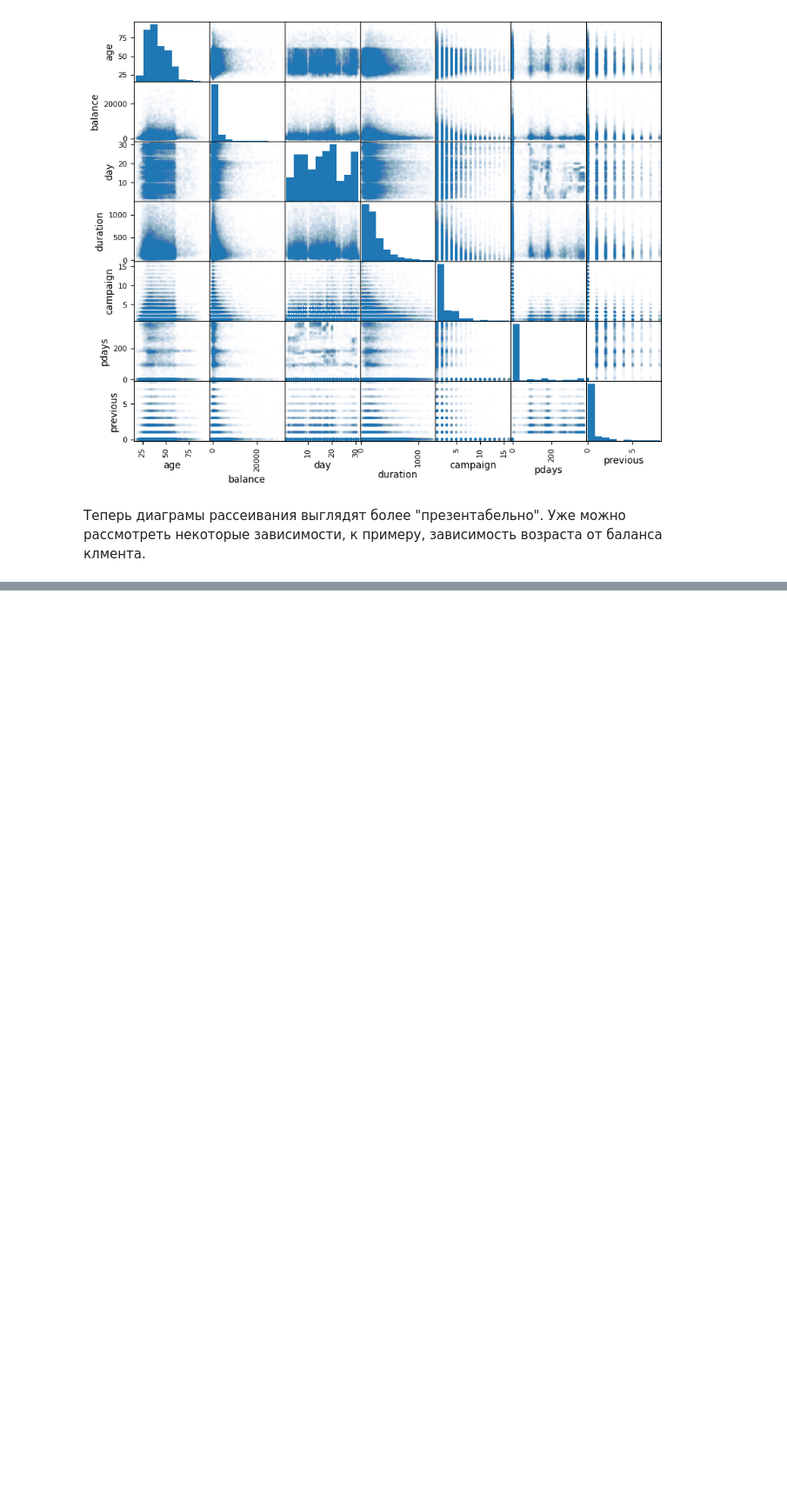
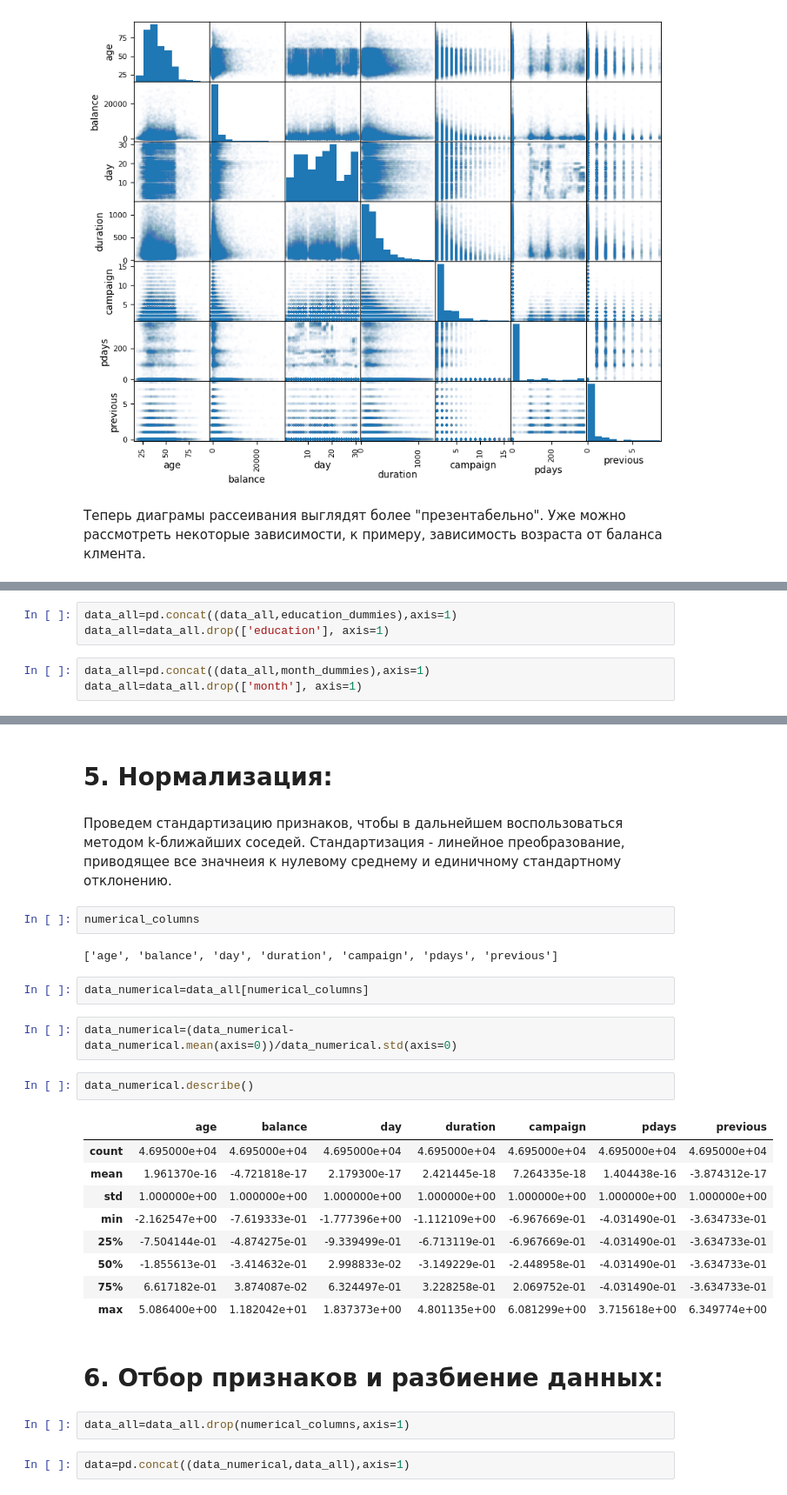
Before and after one commit to a1xsa/machine_learning, a Jupyter notebook: bank.ipynb, the cells around one changed output, grey strips where cells are left out. Shown at 87% size. Saved outputs shown, nothing was run; the diff lists cells and outputs as text; blank space fills up the shorter version.

```diff
--- a/bank.ipynb
+++ b/bank.ipynb
@@ -391,0 +529,6 @@ ValueError: could not convert string to float: 'management'
+# %%
+data_all=pd.concat((data_all,education_dummies),axis=1)
+data_all=data_all.drop(['education'], axis=1)
+# %%
+data_all=pd.concat((data_all,month_dummies),axis=1)
+data_all=data_all.drop(['month'], axis=1)
@@ -391,0 +555,30 @@ ValueError: could not convert string to float: 'management'
+# %% [markdown]
+# 5. Нормализация:
+# %% [markdown]
+Проведем стандартизацию признаков, чтобы в дальнейшем воспользоваться методом k-ближайших соседей. Стандартизация - линейное преобразование, приводящее все значнеия к нулевому среднему и единичному стандартному отклонению.
+# %%
+numerical_columns
+# %% [output]
+['age', 'balance', 'day', 'duration', 'campaign', 'pdays', 'previous']
+# %%
+data_numerical=data_all[numerical_columns]
+# %%
+data_numerical=(data_numerical-data_numerical.mean(axis=0))/data_numerical.std(axis=0)
+# %%
+data_numerical.describe()
+# %% [output]
+|  | age | balance | day | duration | campaign | pdays | previous |
+| count | 4.695000e+04 | 4.695000e+04 | 4.695000e+04 | 4.695000e+04 | 4.695000e+04 | 4.695000e+04 | 4.695000e+04 |
+| mean | 1.961370e-16 | -4.721818e-17 | 2.179300e-17 | 2.421445e-18 | 7.264335e-18 | 1.404438e-16 | -3.874312e-17 |
+| std | 1.000000e+00 | 1.000000e+00 | 1.000000e+00 | 1.000000e+00 | 1.000000e+00 | 1.000000e+00 | 1.000000e+00 |
+| min | -2.162547e+00 | -7.619333e-01 | -1.777396e+00 | -1.112109e+00 | -6.967669e-01 | -4.031490e-01 | -3.634733e-01 |
+| 25% | -7.504144e-01 | -4.874275e-01 | -9.339499e-01 | -6.713119e-01 | -6.967669e-01 | -4.031490e-01 | -3.634733e-01 |
+| 50% | -1.855613e-01 | -3.414632e-01 | 2.998833e-02 | -3.149229e-01 | -2.448958e-01 | -4.031490e-01 | -3.634733e-01 |
+| 75% | 6.617182e-01 | 3.874087e-02 | 6.324497e-01 | 3.228258e-01 | 2.069752e-01 | -4.031490e-01 | -3.634733e-01 |
+| max | 5.086400e+00 | 1.182042e+01 | 1.837373e+00 | 4.801135e+00 | 6.081299e+00 | 3.715618e+00 | 6.349774e+00 |
+# %% [markdown]
+# 6. Отбор признаков и разбиение данных:
+# %%
+data_all=data_all.drop(numerical_columns,axis=1)
+# %%
+data=pd.concat((data_numerical,data_all),axis=1)
```
Also changed, not shown: parts of 34 cells of this notebook.
